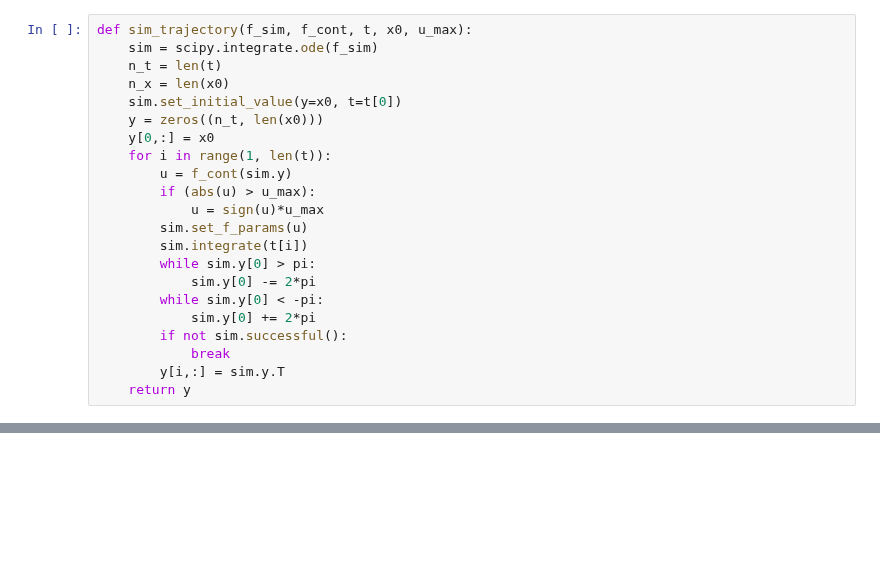
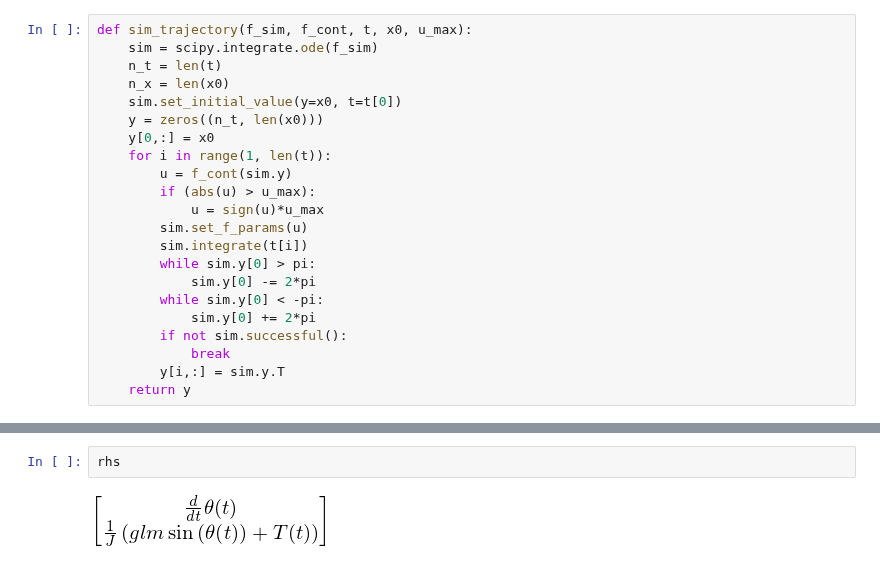
Before and after one commit to jgoppert/control-systems, a Jupyter notebook: Segway.ipynb, the cells around one changed output, grey strips where cells are left out. Drawn from its saved outputs; the diff is of its cells as text; blank space fills up the shorter version.

```diff
--- a/Segway.ipynb
+++ b/Segway.ipynb
@@ -143,0 +183,4 @@ title('comparison of lqr and dynamic inversion control')
+# %%
+rhs
+# %% [output]
+[figure, added]
```
Also changed, not shown: parts of 14 cells of this notebook, 2 other files.
